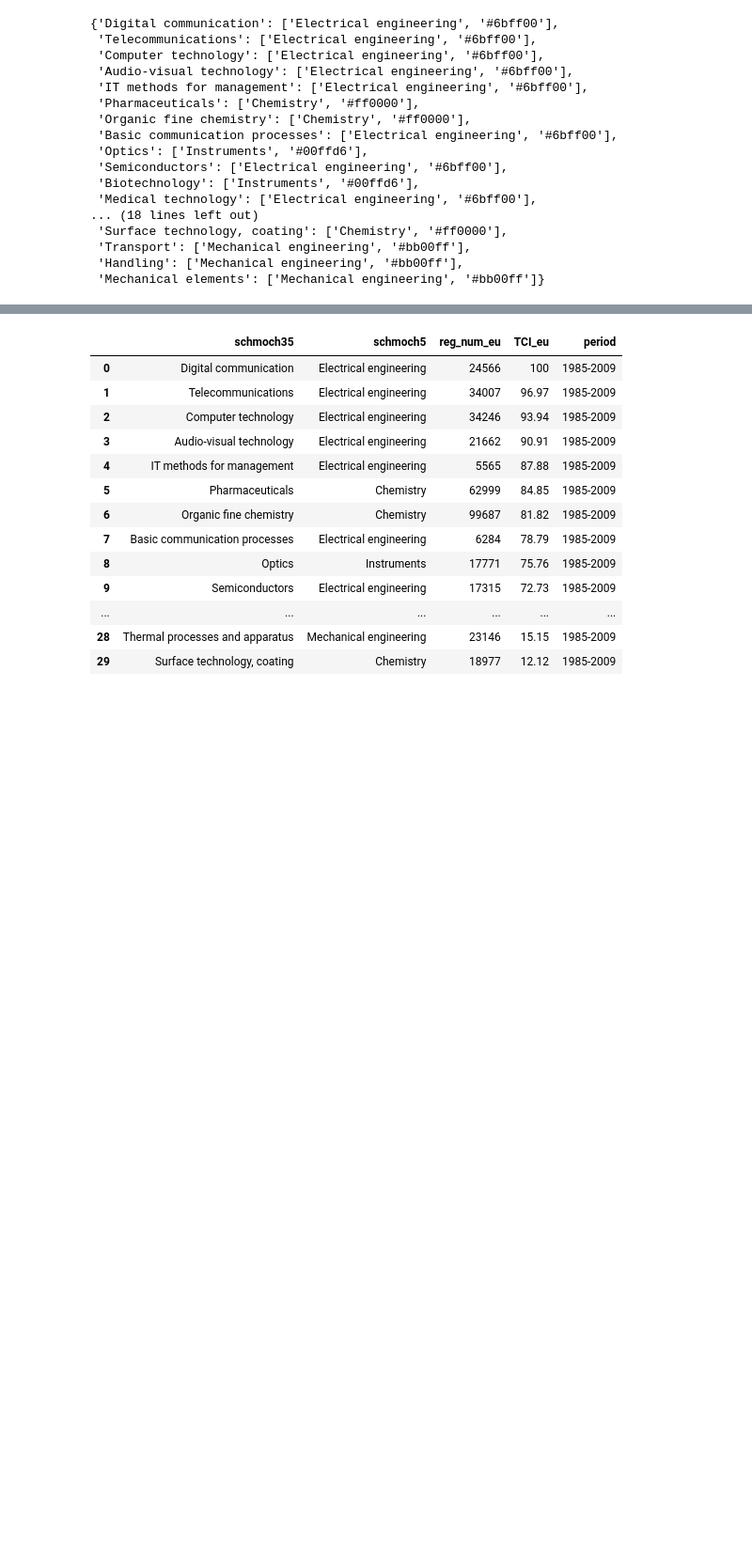
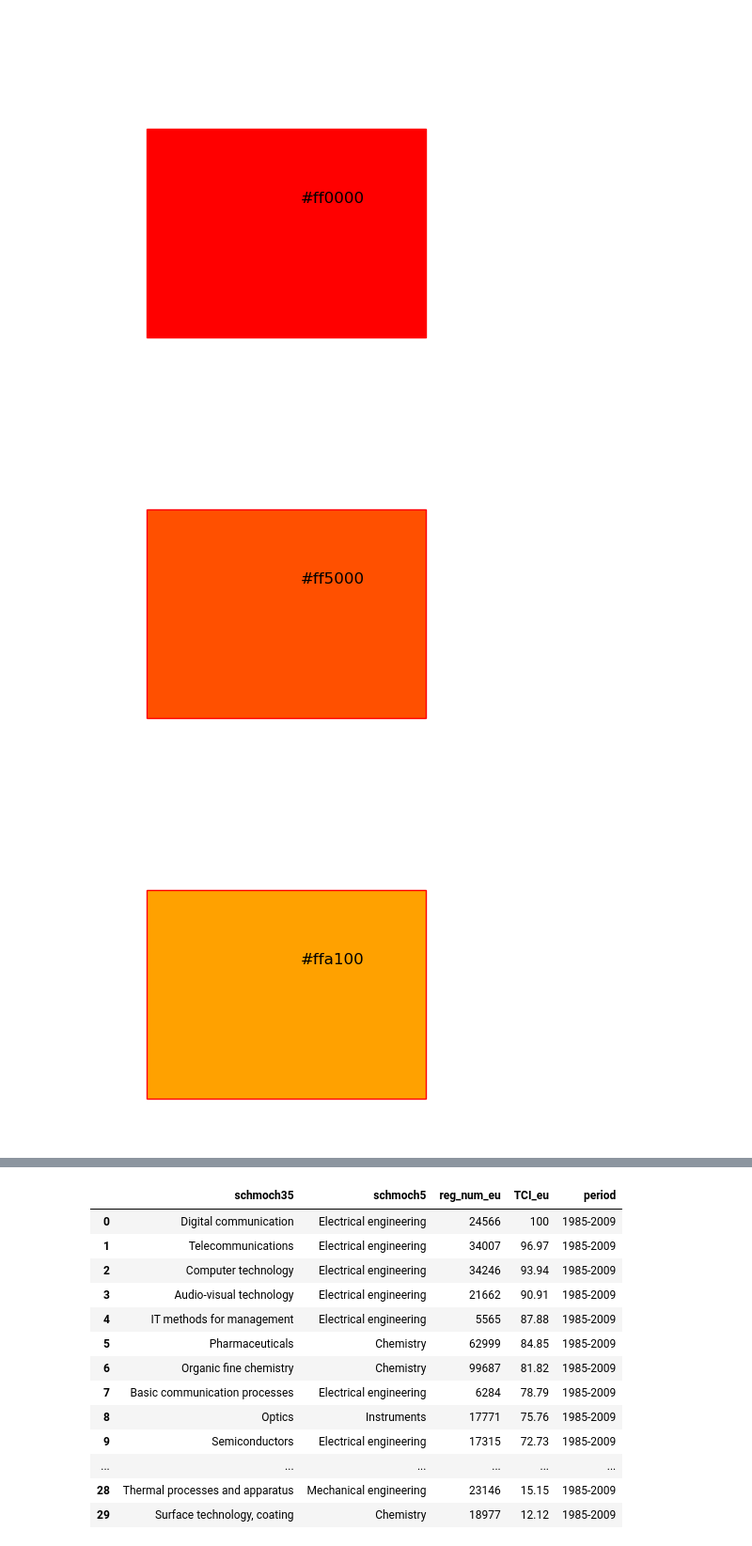
Before and after one commit to RintaroKARASHIMA/KCIinJapaneseFirms, a Jupyter notebook: notebooks/1_external_prearation/eutci.ipynb, the cells around one changed output, grey strips where cells are left out. Shown: that part at 94% size. Cells and saved outputs as stored; diff of their text form; code cells hidden in the pictures; blank space fills up the shorter version.

```diff
--- a/notebooks/1_external_prearation/eutci.ipynb
+++ b/notebooks/1_external_prearation/eutci.ipynb
@@ -67,22 +113,39 @@ tech_color = {
         # '#ff0000',19
 # %%
 
-{content[0]: [content[1], tech_color[content[1]]] for i, content in enumerate(content_list)}
+sample = {content[0]: tech_color[content[1]] for i, content in enumerate(content_list)}
-# %% [output]
-{'Digital communication': ['Electrical engineering', '#6bff00'],
- 'Telecommunications': ['Electrical engineering', '#6bff00'],
- 'Computer technology': ['Electrical engineering', '#6bff00'],
- 'Audio-visual technology': ['Electrical engineering', '#6bff00'],
- 'IT methods for management': ['Electrical engineering', '#6bff00'],
- 'Pharmaceuticals': ['Chemistry', '#ff0000'],
- 'Organic fine chemistry': ['Chemistry', '#ff0000'],
- 'Basic communication processes': ['Electrical engineering', '#6bff00'],
- 'Optics': ['Instruments', '#00ffd6'],
- 'Semiconductors': ['Electrical engineering', '#6bff00'],
- 'Biotechnology': ['Instruments', '#00ffd6'],
- 'Medical technology': ['Electrical engineering', '#6bff00'],
-... (18 lines left out)
- 'Surface technology, coating': ['Chemistry', '#ff0000'],
- 'Transport': ['Mechanical engineering', '#bb00ff'],
- 'Handling': ['Mechanical engineering', '#bb00ff'],
- 'Mechanical elements': ['Mechanical engineering', '#bb00ff']}
+# %%
+import matplotlib.pyplot as plt
+import matplotlib.patches as patches
+
+def show_color(hex_color):
+    """
+    Display a color on a canvas based on the provided hexadecimal color code.
+
+    Args:
+    hex_color (str): The hexadecimal color code to display.
+
+    Returns:
+    None
+    """
+    # Create a figure and a subplot
+    fig, ax = plt.subplots()
+    # Create a rectangle patch with the given color and add it to the subplot
+    rect = patches.Rectangle((0.1, 0.1), 0.6, 0.6, linewidth=1, edgecolor='r', facecolor=hex_color)
+    ax.add_patch(rect)
+    # Set limits and turn off axes for clarity
+    ax.set_xlim(0, 1)
+    ax.set_ylim(0, 1)
+    ax.axis('off')
+    # Show the plot
+    plt.text(0.5, 0.5, hex_color, ha='center', va='center', fontsize=12, color='black')
+    plt.show()
+
+# Example usage
+for v in original_colors_list:
+    show_color(v)
+# show_color("#FF5733")
+# %% [output]
+[figure, added]
+[figure, added]
+[figure, added]
```
Also changed, not shown: parts of 4 cells of this notebook, 2 other files.
